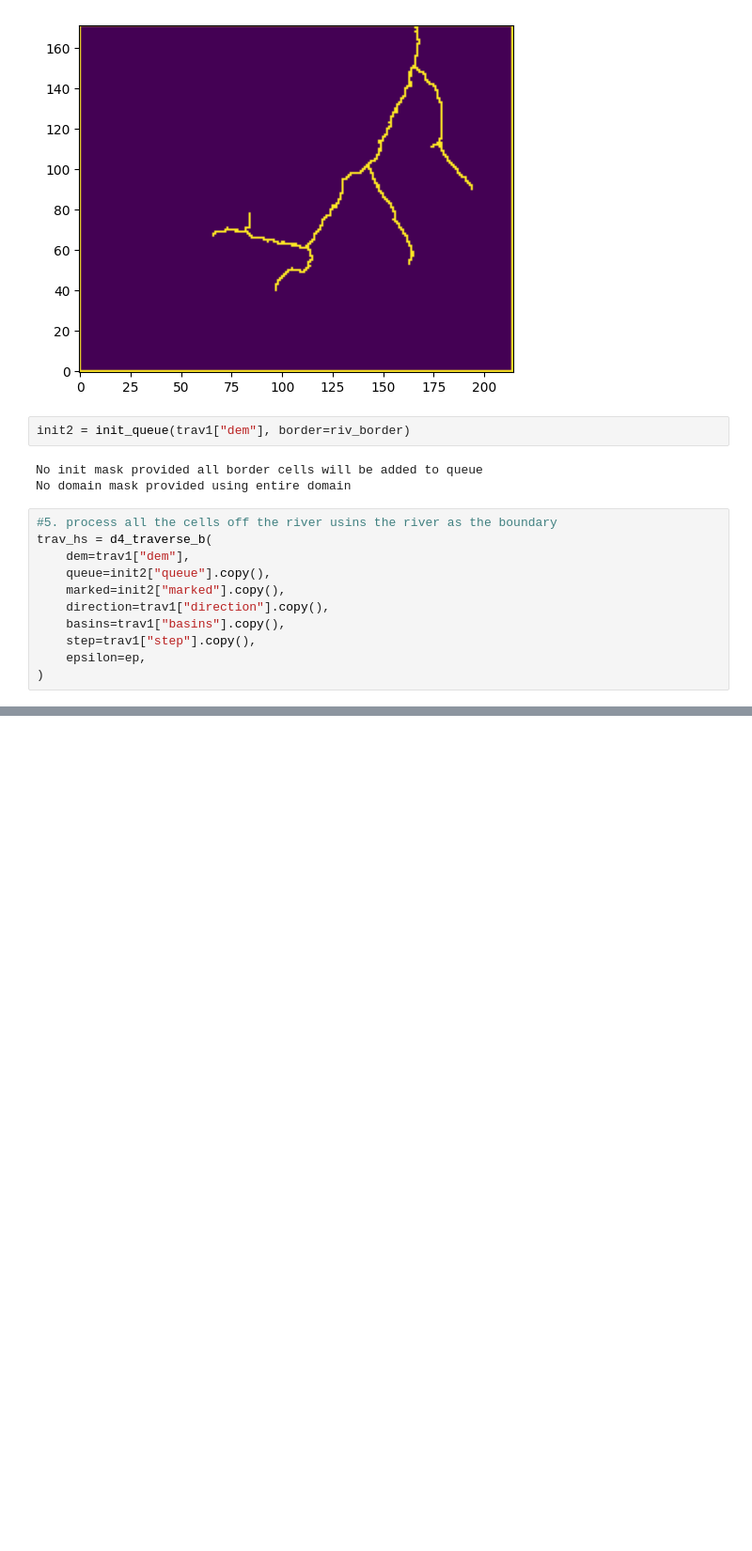
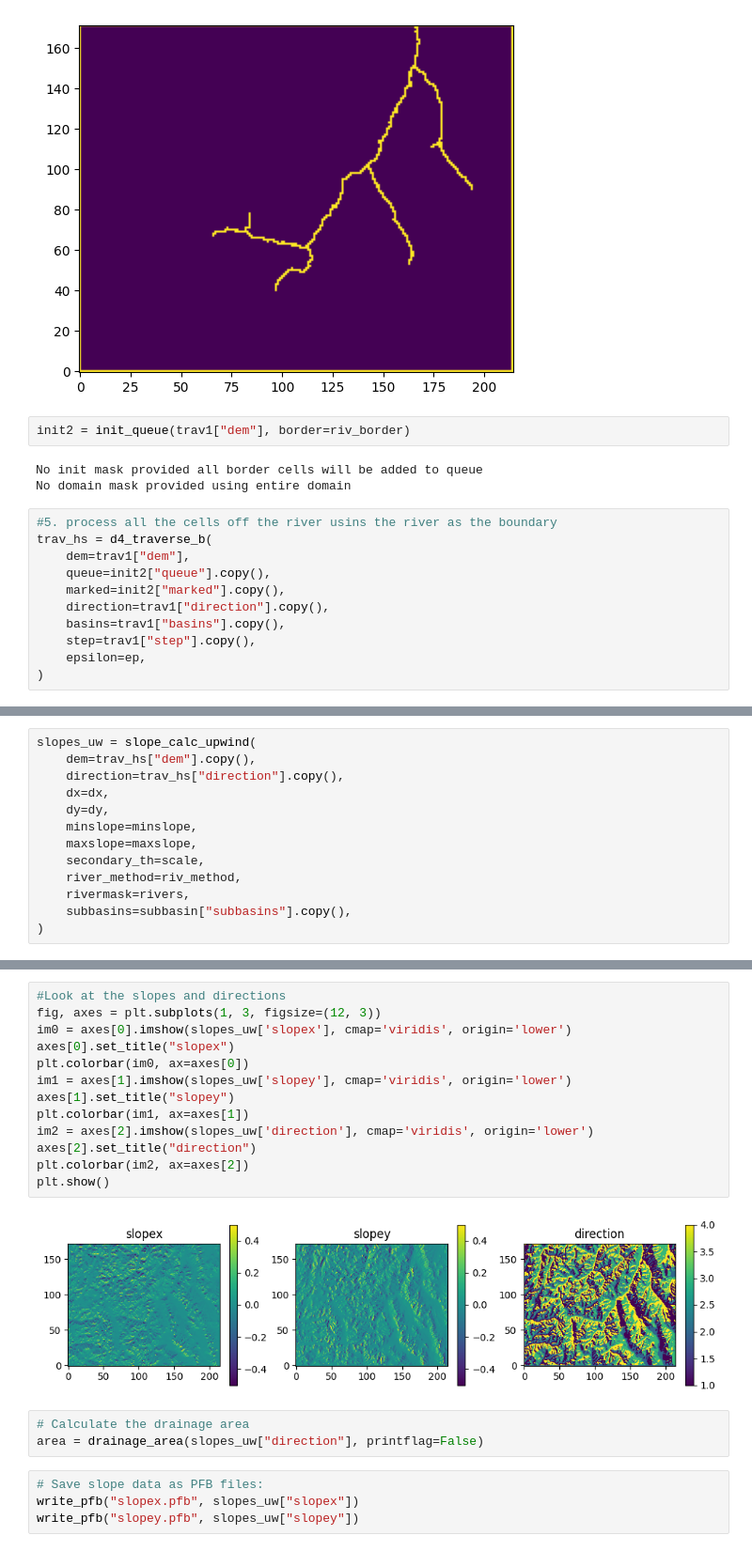
Before and after one commit to hydroframe/priority_flow, a Jupyter notebook: docs/notebooks/Downwinding_workflow_example3.ipynb, the cells around one changed output, grey strips where cells are left out. Shown at 94% size. Saved outputs shown, nothing was run; the diff lists cells and outputs as text; blank space fills up the shorter version.

```diff
--- a/docs/notebooks/Downwinding_workflow_example3.ipynb
+++ b/docs/notebooks/Downwinding_workflow_example3.ipynb
@@ -200,0 +359,13 @@ trav_hs = d4_traverse_b(
+# %%
+slopes_uw = slope_calc_upwind(
+    dem=trav_hs["dem"].copy(),
+    direction=trav_hs["direction"].copy(),
+    dx=dx,
+    dy=dy,
+    minslope=minslope,
+    maxslope=maxslope,
+    secondary_th=scale,
+    river_method=riv_method,
+    rivermask=rivers,
+    subbasins=subbasin["subbasins"].copy(),
+)
@@ -200,0 +382,22 @@ trav_hs = d4_traverse_b(
+# %%
+#Look at the slopes and directions
+fig, axes = plt.subplots(1, 3, figsize=(12, 3))
+im0 = axes[0].imshow(slopes_uw['slopex'], cmap='viridis', origin='lower')
+axes[0].set_title("slopex")
+plt.colorbar(im0, ax=axes[0])
+im1 = axes[1].imshow(slopes_uw['slopey'], cmap='viridis', origin='lower')
+axes[1].set_title("slopey")
+plt.colorbar(im1, ax=axes[1])
+im2 = axes[2].imshow(slopes_uw['direction'], cmap='viridis', origin='lower')
+axes[2].set_title("direction")
+plt.colorbar(im2, ax=axes[2])
+plt.show()
+# %% [output]
+[figure, added]
+# %%
+# Calculate the drainage area
+area = drainage_area(slopes_uw["direction"], printflag=False)
+# %%
+# Save slope data as PFB files:
+write_pfb("slopex.pfb", slopes_uw["slopex"])
+write_pfb("slopey.pfb", slopes_uw["slopey"])
```
Also changed, not shown: parts of 12 cells of this notebook.
